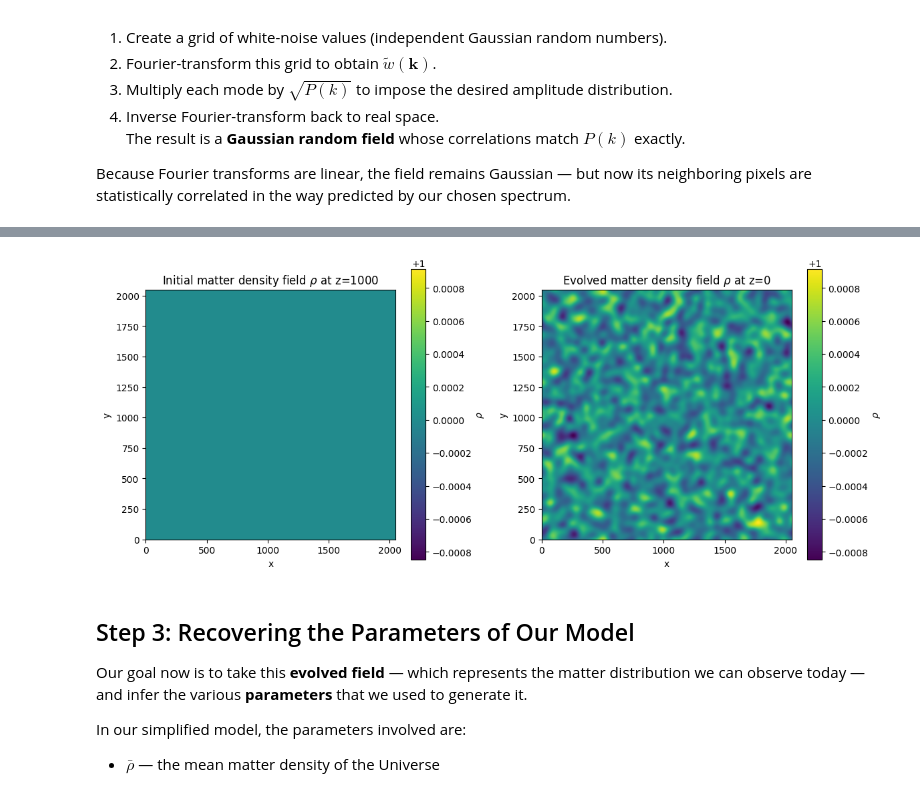
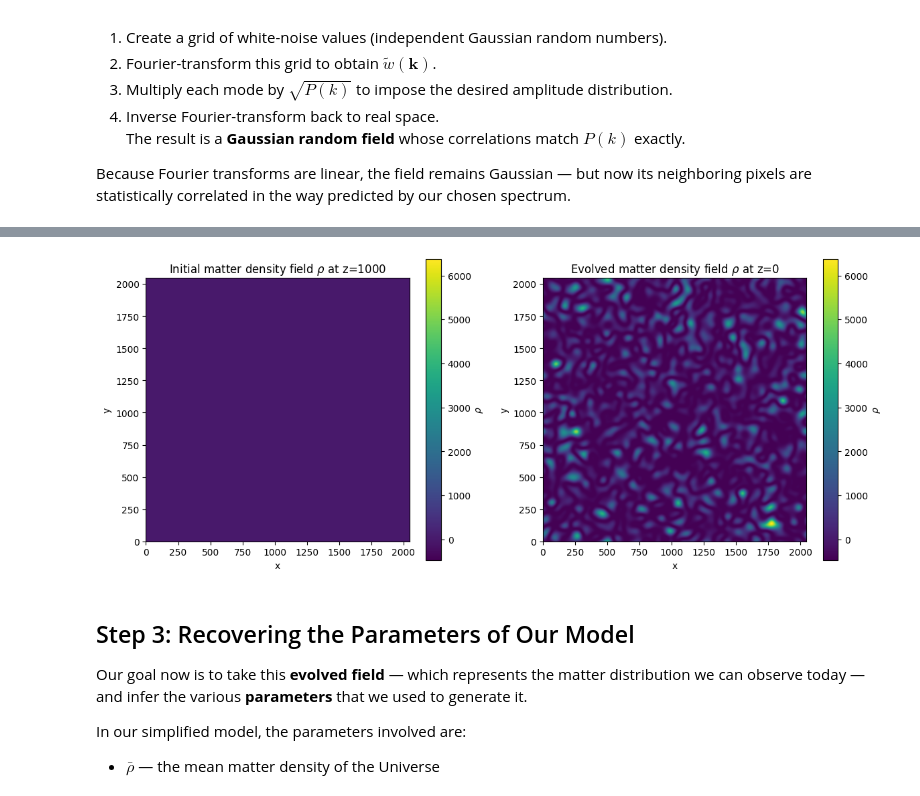
Before and after one commit to Joletaxi19/thesis-desi-cmb-fli, a Jupyter notebook: notebooks/FLI_introduction.ipynb, the cells around one changed output, grey strips where cells are left out. Drawn from its saved outputs; the diff is of its cells as text; code cells hidden in the pictures.

```diff
--- a/notebooks/FLI_introduction.ipynb
+++ b/notebooks/FLI_introduction.ipynb
@@ -153,7 +153,7 @@ import numpy as np
 # ---------------- Parameters ----------------
 L = 1.0  # length of the box side (arbitrary units)
 N = 2048  # number of grid points
-rng = np.random.default_rng(4042)
+rng = np.random.default_rng(4042) # random number generator
 
 # Matter field parameters
 sigma_delta_ini = 1e-5  # standard deviation of initial density contrast δ_ini at z=1000
@@ -177,16 +177,16 @@ def Pk(k, A, n, k_c, L):
         tilt = np.where(k > 0.0, (k / k0) ** n, 0.0)
     return A * tilt * np.exp(-(k**2) / k_c**2)
 
-
-Pk_grid = sigma_delta_ini**2 * Pk(K, A, n, k_c, L)
-
 # -------- Generate the initial density field -------
 white_noise = rng.normal(size=(N, N))
 Wk = np.fft.fft2(white_noise)
-delta_k = np.sqrt(Pk_grid) * Wk
+delta_k = np.sqrt(Pk(K, A, n, k_c, L)) * Wk
 delta_ini = np.fft.ifft2(delta_k).real
 
-# Convert to density field ρ(x) = ρ̄ (1 + δ)
+# Normalize to desired stddev
+delta_ini *= sigma_delta_ini / np.std(delta_ini)
+
+# Convert to density field
 rho_field = rho_bar * (1 + delta_ini)
 
 # ---------------- Visualization ----------------
@@ -261,41 +262,39 @@ z_final = 0
 # Growth parameters (following standard convention: D(z=0) = 1)
 D_ini = 1.0 / 1001.0  # D(z=1000) ≈ 1/1001
 D_0 = 1.0  # D(z=0) = 1 by convention
-alpha_ini = D_ini**2  # α(z=1000) ≈ 10^-6
-alpha_0 = D_0**2  # α(z=0) = 1
+alpha_ini = D_ini**2  # alpha(z=1000) ≈ 10^-6
+alpha_0 = D_0**2  # alpha(z=0) = 1
 
 # --- Evolution model ---
-# delta(z=0) = D(z=0)/D(z_ini) * delta_ini + [α(z=0) - α(z_ini)·(D(z=0)/D(z_ini))^2] * [delta_ini^2 - <delta_ini^2>]
-# Since D(z=0) = 1 and D(z_ini) ≈ 1/1000, we have D(z=0)/D(z_ini) ≈ 1000
 growth_ratio = D_0 / D_ini
-delta_0 = growth_ratio * delta_ini + (alpha_0 - alpha_ini * growth_ratio**2) * (
+delta_0 = growth_ratio * delta_ini + (17/21) * alpha_0 * growth_ratio**2 * (
     delta_ini**2 - (delta_ini**2).mean()
 )
 
 # Convert to density
 rho_evolved = rho_bar * (1 + delta_0)
 
 # --- Visualization ---
 # set the same color scale for both plots
 vmin = min(rho_field.min(), rho_evolved.min())
 vmax = max(rho_field.max(), rho_evolved.max())
 plt.figure(figsize=(12, 5))
 plt.subplot(1, 2, 1)
 im1 = plt.imshow(rho_field, origin="lower", cmap="viridis", vmin=vmin, vmax=vmax)
 plt.title(r"Initial matter density field $\rho$ at " f"z={z_initial}")
 plt.colorbar(im1, label=r"$\rho$")
 plt.xlabel("x")
 plt.ylabel("y")
 plt.subplot(1, 2, 2)
 im2 = plt.imshow(rho_evolved, origin="lower", cmap="viridis")
 plt.title(r"Evolved matter density field $\rho$ at " f"z={z_final}")
 plt.colorbar(im2, label=r"$\rho$")
 plt.xlabel("x")
 plt.ylabel("y")
 plt.tight_layout()
 plt.show()
 # %% [output]
-[figure, old version]
+[figure, new version]
 # %% [markdown]
 ## Step 3: Recovering the Parameters of Our Model
 
```
Also changed, not shown: parts of 3 cells of this notebook.
